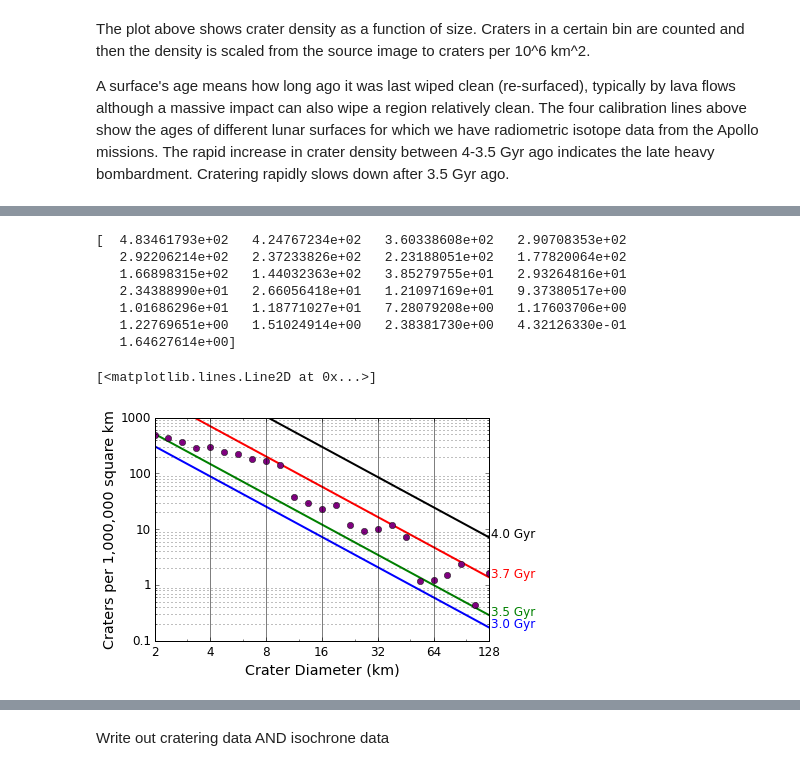
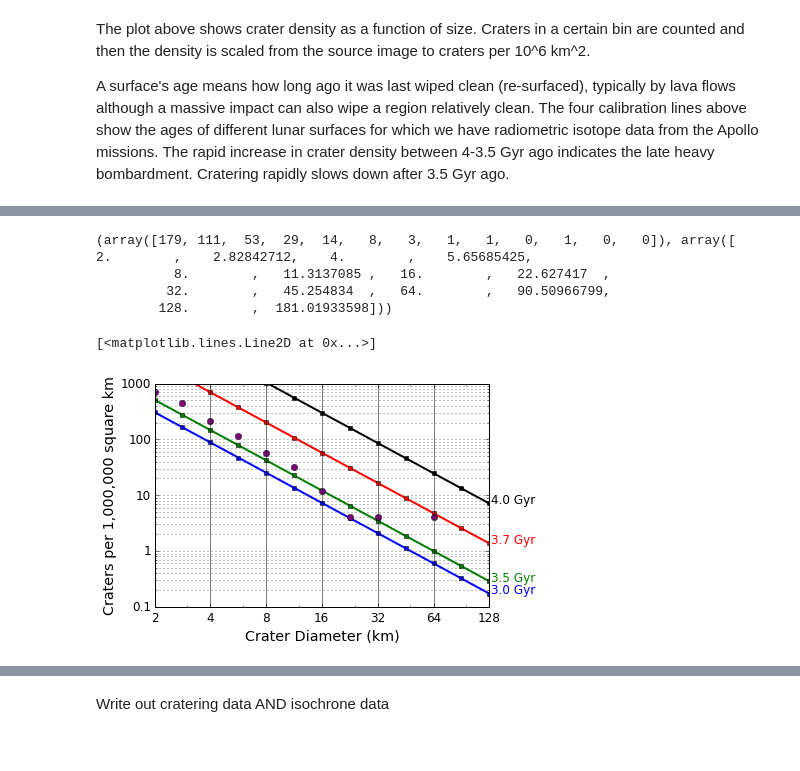
Before and after one commit to stephtdouglas/nyc_prep, a Jupyter notebook: craters/generate_craters.ipynb, the cells around one changed output, grey strips where cells are left out. Cells and saved outputs as stored; diff of their text form; code cells hidden in the pictures.

Commit message:
Changed crater generation; provide binned or unbinned data

```diff
--- a/craters/generate_craters.ipynb
+++ b/craters/generate_craters.ipynb
@@ -79,7 +76,7 @@ def setup_axes(ax):
     ax.set_xticklabels([1,2,4,8,16,32,64,128])
     ax.set_xticks([3,6,12,24,32,48,64,96],minor=True)
     ax.tick_params(labelsize="large")
-    ax.grid(which='minor',axis='y')
+    ax.grid(which='both',axis='y')
     ax.grid(which='major',axis='x',linestyle="-",color="k")
     ax.set_ylabel("Craters per 1,000,000 square km",fontsize="x-large")
     ax.set_xlabel("Crater Diameter (km)",fontsize="x-large")
@@ -87,9 +84,10 @@ def setup_axes(ax):
 def plot_isochrons(ax):
     colors=["b","g","r","k"]
     for i,age in enumerate(ages):
-        plt.plot(bins[:-1],hpf*scales[i],color=colors[i],lw=2)
+        plt.plot(bins[:-1],hpf*scales[i],color=colors[i],lw=2,marker="s",ms=4)
         plt.text(130,hpf[-1]*scales[i],"{:.1f} Gyr".format(age),color=colors[i],fontsize="large")
     setup_axes(ax)
 ax = plt.subplot(111)
 plot_isochrons(ax)
+plt.savefig("crater_isochrons.png",dpi=300,bbox_inches="tight")
 # %% [output]
@@ -98,3 +96,20 @@ plot_isochrons(ax)
 The plot above shows crater density as a function of size. Craters in a certain bin are counted and then the density is scaled from the source image to craters per 10^6 km^2.
 
 A surface's age means how long ago it was last wiped clean (re-surfaced), typically by lava flows although a massive impact can also wipe a region relatively clean. The four calibration lines above show the ages of different lunar surfaces for which we have radiometric isotope data from the Apollo missions.  The rapid increase in crater density between 4-3.5 Gyr ago indicates the late heavy bombardment.  Cratering rapidly slows down after 3.5 Gyr ago.
+# %%
+# generate a set of crater strikes from the HPF
+norm_hpf = hpf/np.sum(hpf)
+print norm_hpf
+num_craters = 400
+binned_draw = np.random.choice(bins[:-1],size=num_craters,replace=True,p=norm_hpf)
+sorted_draw = np.sort(binned_draw)
+random_errors = np.zeros(num_craters)
+for i in range(len(bins)-1):
+    this_loc = np.where((sorted_draw>=bins[i]) & (sorted_draw<bins[i+1]))[0]
+    num_this = len(this_loc)
+    sorted_draw[this_loc] = np.random.uniform(bins[i],bins[i+1],size=num_this)
+    random_errors[this_loc] = abs(np.random.normal(0.0,bins[i]**0.25,size=num_this))
+print sorted_draw[-20:]
+print random_errors[-20:]
+crater_diams = sorted_draw
+crater_diam_errs = random_errors
@@ -101,20 +129,17 @@ A surface's age means how long ago it was last wiped clean (re-surfaced), typica
+# %%
+crater_hist = np.histogram(crater_diams,bins=bins)
+# %%
+print crater_hist
+# %% [output]
+(array([179, 111,  53,  29,  14,   8,   3,   1,   1,   0,   1,   0,   0]), array([   2.        ,    2.82842712,    4.        ,    5.65685425,
+          8.        ,   11.3137085 ,   16.        ,   22.627417  ,
+         32.        ,   45.254834  ,   64.        ,   90.50966799,
+        128.        ,  181.01933598]))
 # %%
 ax = plt.subplot(111)
 plot_isochrons(ax)
 x = bins[:-1]
-test_hpf = hpf*scales[2]*0.5
-test_hpf[:10] *= (x[:10]/5.)
-#test_hpf[20:] *= 2.1
-test_hpf += np.random.normal(0.0,scale=np.sqrt(test_hpf),size=len(hpf))
-print test_hpf
-plt.plot(x,test_hpf,'o',color='purple')
+plt.plot(x,crater_hist[0]*4,'o',color='purple')
 # %% [output]
-[  4.83461793e+02   4.24767234e+02   3.60338608e+02   2.90708353e+02
-   2.92206214e+02   2.37233826e+02   2.23188051e+02   1.77820064e+02
-   1.66898315e+02   1.44032363e+02   3.85279755e+01   2.93264816e+01
-   2.34388990e+01   2.66056418e+01   1.21097169e+01   9.37380517e+00
-   1.01686296e+01   1.18771027e+01   7.28079208e+00   1.17603706e+00
-   1.22769651e+00   1.51024914e+00   2.38381730e+00   4.32126330e-01
-   1.64627614e+00]
+[<matplotlib.lines.Line2D at 0x...>]
-[<matplotlib.lines.Line2D at 0x...>]
-[figure, old version]
+[figure, new version]
```
Also changed, not shown: parts of 11 cells of this notebook, 3 other files.
